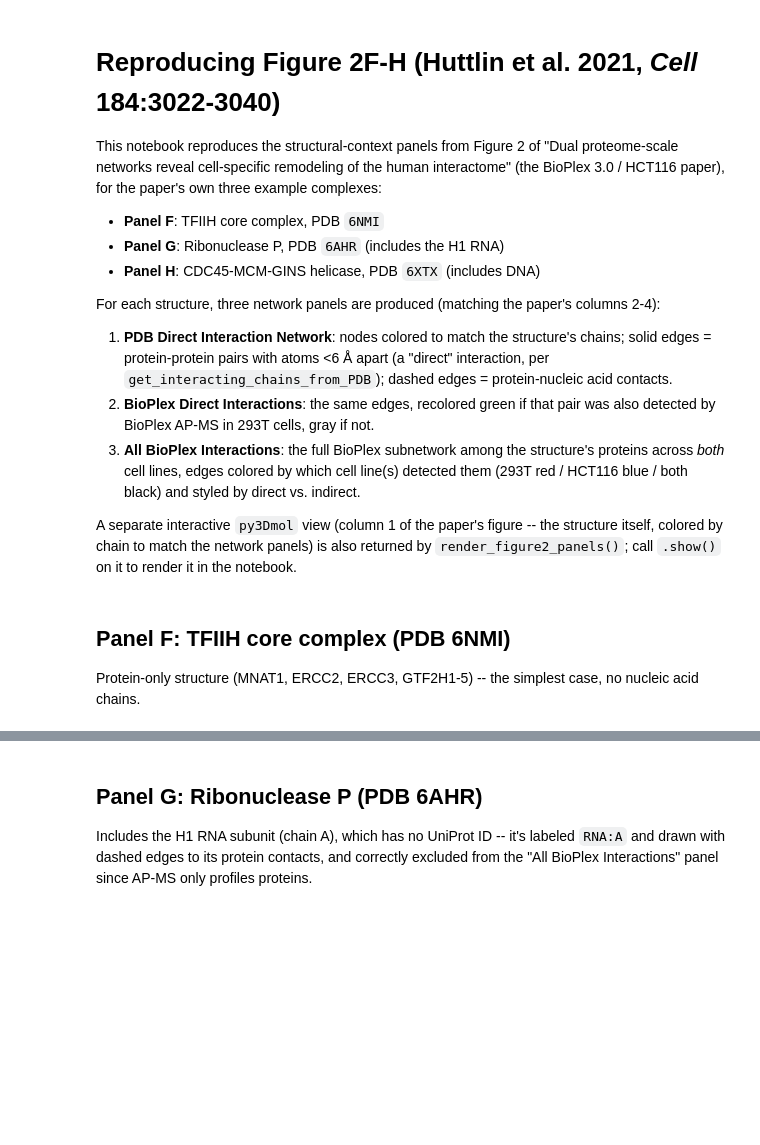
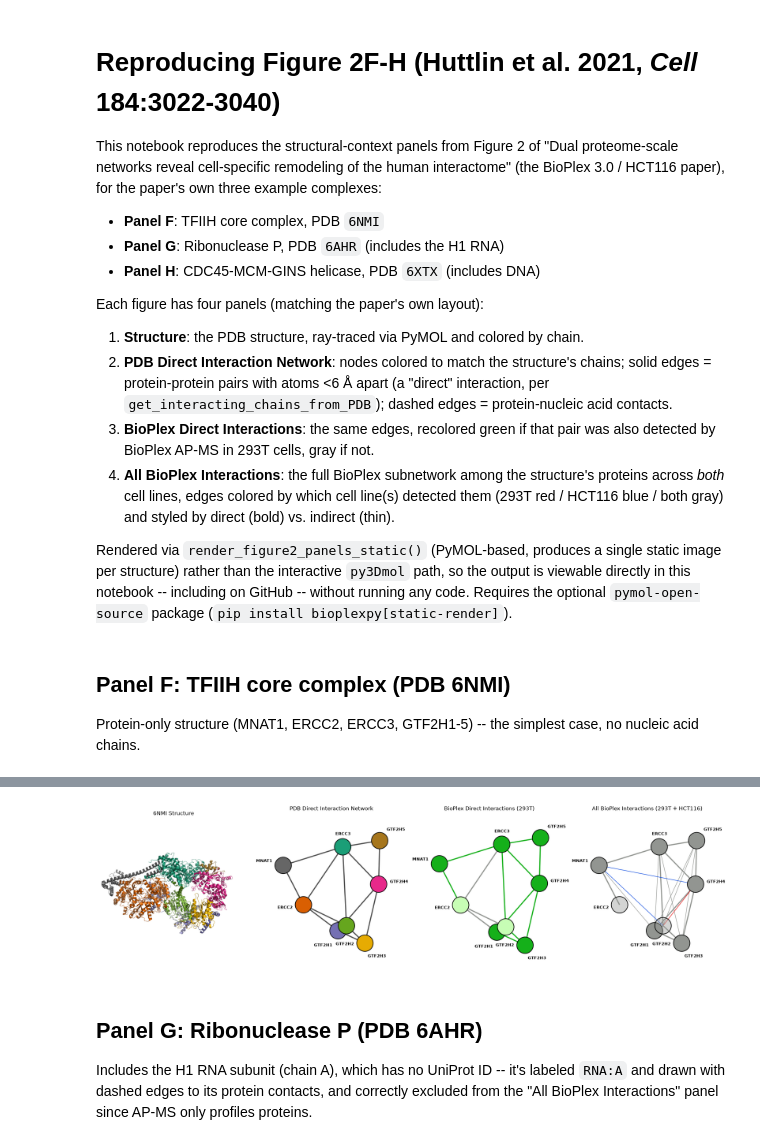
Before and after one commit to alexbott/BioPlexPy, a Jupyter notebook: TESTING/TESTING BioPlex Figure 2F-H Reproduction.ipynb, the cells around one changed output, grey strips where cells are left out. Drawn from its saved outputs; the diff is of its cells as text; code cells hidden in the pictures; blank space fills up the shorter version.

```diff
--- a/TESTING/TESTING BioPlex Figure 2F-H Reproduction.ipynb
+++ b/TESTING/TESTING BioPlex Figure 2F-H Reproduction.ipynb
@@ -7,12 +7,13 @@ This notebook reproduces the structural-context panels from Figure 2 of "Dual pr
 - **Panel G**: Ribonuclease P, PDB `6AHR` (includes the H1 RNA)
 - **Panel H**: CDC45-MCM-GINS helicase, PDB `6XTX` (includes DNA)
 
-For each structure, three network panels are produced (matching the paper's columns 2-4):
+Each figure has four panels (matching the paper's own layout):
 
-1. **PDB Direct Interaction Network**: nodes colored to match the structure's chains; solid edges = protein-protein pairs with atoms <6 Å apart (a "direct" interaction, per `get_interacting_chains_from_PDB`); dashed edges = protein-nucleic acid contacts.
-2. **BioPlex Direct Interactions**: the same edges, recolored green if that pair was also detected by BioPlex AP-MS in 293T cells, gray if not.
-3. **All BioPlex Interactions**: the full BioPlex subnetwork among the structure's proteins across *both* cell lines, edges colored by which cell line(s) detected them (293T red / HCT116 blue / both black) and styled by direct vs. indirect.
+1. **Structure**: the PDB structure, ray-traced via PyMOL and colored by chain.
+2. **PDB Direct Interaction Network**: nodes colored to match the structure's chains; solid edges = protein-protein pairs with atoms <6 Å apart (a "direct" interaction, per `get_interacting_chains_from_PDB`); dashed edges = protein-nucleic acid contacts.
+3. **BioPlex Direct Interactions**: the same edges, recolored green if that pair was also detected by BioPlex AP-MS in 293T cells, gray if not.
+4. **All BioPlex Interactions**: the full BioPlex subnetwork among the structure's proteins across *both* cell lines, edges colored by which cell line(s) detected them (293T red / HCT116 blue / both gray) and styled by direct (bold) vs. indirect (thin).
 
-A separate interactive `py3Dmol` view (column 1 of the paper's figure -- the structure itself, colored by chain to match the network panels) is also returned by `render_figure2_panels()`; call `.show()` on it to render it in the notebook.
+Rendered via `render_figure2_panels_static()` (PyMOL-based, produces a single static image per structure) rather than the interactive `py3Dmol` path, so the output is viewable directly in this notebook -- including on GitHub -- without running any code. Requires the optional `pymol-open-source` package (`pip install bioplexpy[static-render]`).
 # %%
 from bioplexpy import getBioPlex
@@ -28,4 +29,16 @@ bp_hct116 = getBioPlex('HCT116', '1.0')
 
 Protein-only structure (MNAT1, ERCC2, ERCC3, GTF2H1-5) -- the simplest case, no nucleic acid chains.
 # %%
-fig_F, view_F = render_figure2_panels('6NMI', '.', bp_293t, bp_hct116)
+fig_F = render_figure2_panels_static('6NMI', '.', bp_293t, bp_hct116)
+
+# An interactive alternative also exists: render_figure2_panels() returns
+# (fig, view) instead of just fig, where `view` is a py3Dmol.view you can
+# call .show() on for a rotatable 3D structure. Not used here -- calling
+# .show() embeds the raw structure data as JavaScript in the notebook
+# (~15-20MB per structure), which is why this notebook uses the static
+# PyMOL-rendered image above instead.
+#
+# from bioplexpy.visualization_funcs import render_figure2_panels
+# fig_F, view_F = render_figure2_panels('6NMI', '.', bp_293t, bp_hct116)
+# view_F.show()
+# %% [output]
@@ -31,0 +48 @@ fig_F, view_F = render_figure2_panels('6NMI', '.', bp_293t, bp_hct116)
+[figure, added]
```
Also changed, not shown: parts of 7 cells of this notebook.
